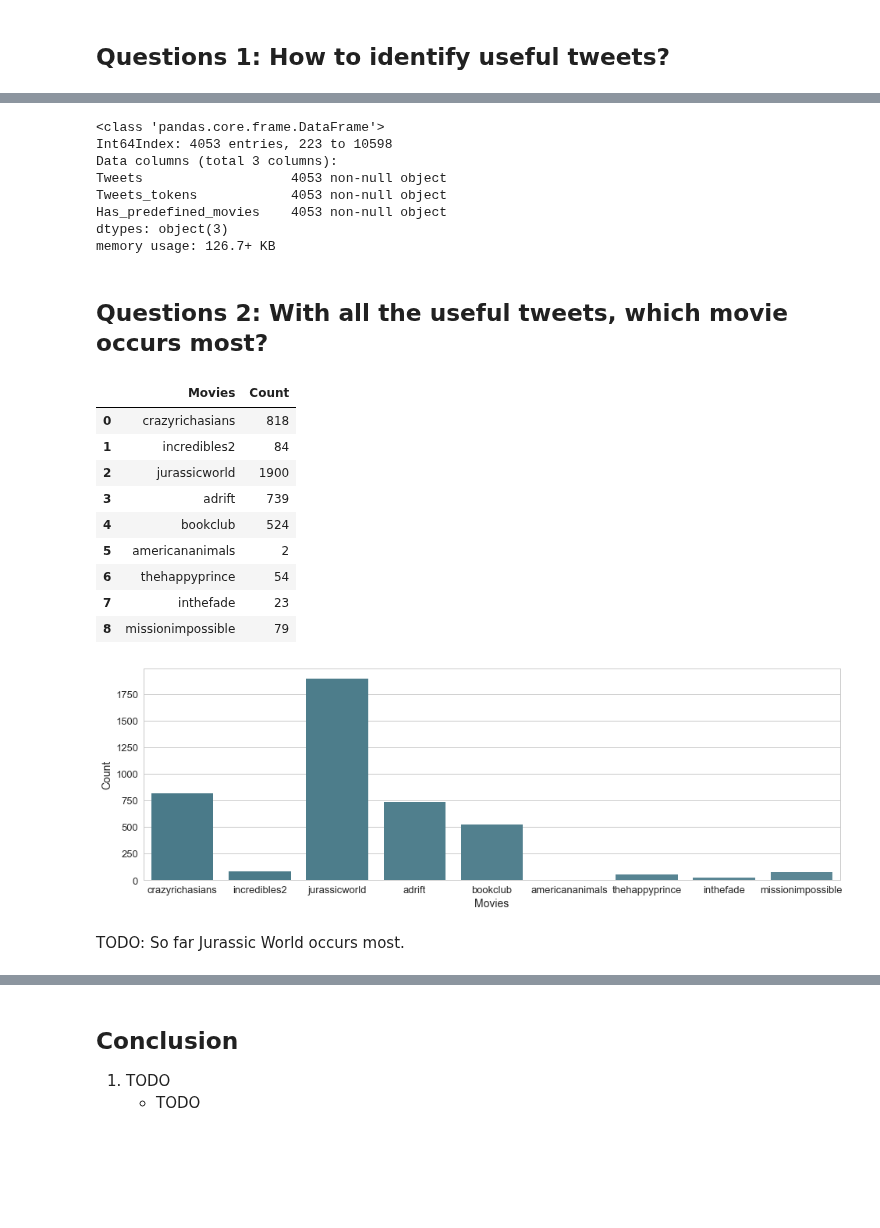
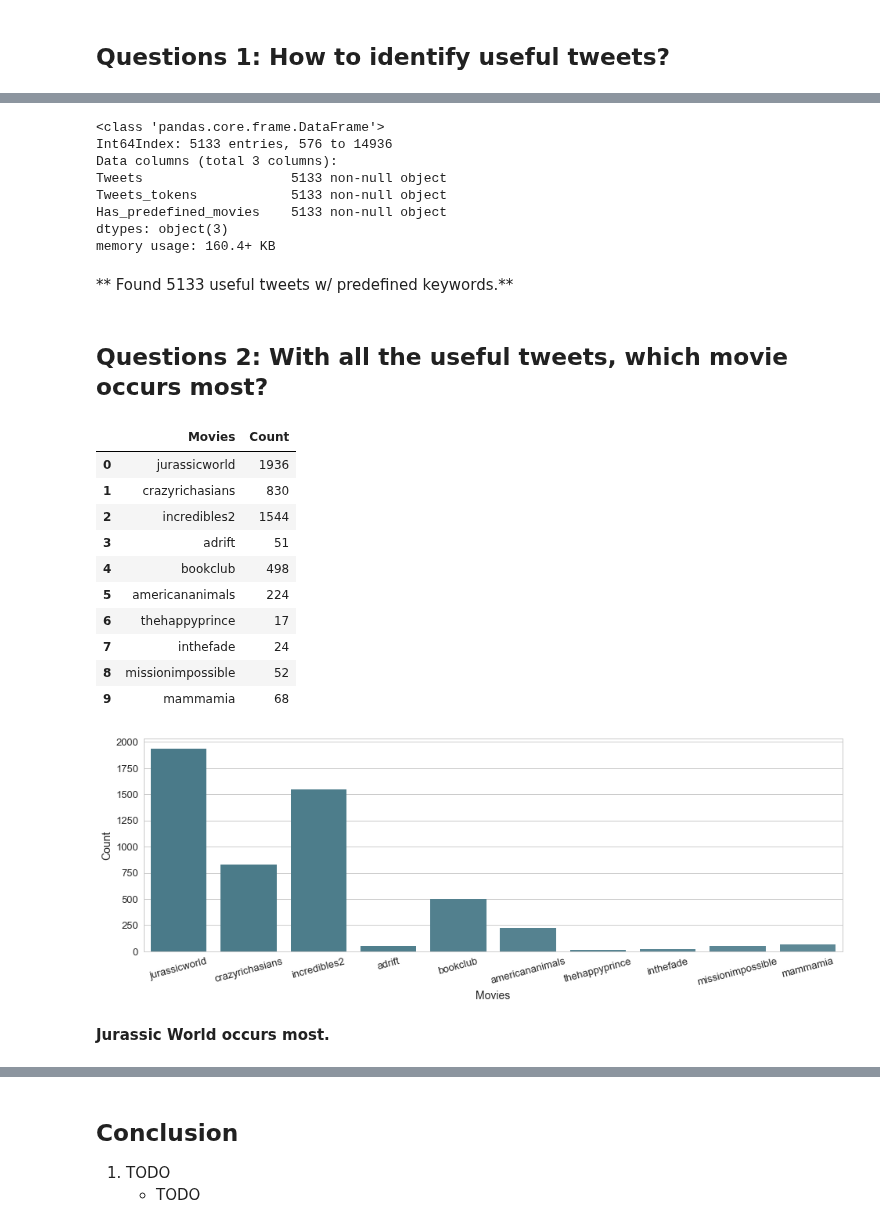
Before and after one commit to nicolechao/springboard-data-science, a Jupyter notebook: Capstone 2/Exploratory Data Analysis/exploratory_data_analysis.ipynb, the cells around one changed output, grey strips where cells are left out. Cells and saved outputs as stored; diff of their text form; code cells hidden in the pictures; blank space fills up the shorter version.

```diff
--- a/Capstone 2/Exploratory Data Analysis/exploratory_data_analysis.ipynb
+++ b/Capstone 2/Exploratory Data Analysis/exploratory_data_analysis.ipynb
@@ -97,13 +98,13 @@ predefined_movies = [
     'incredibles2', \
     'mammamia']
 # %%
-# Confirm the tweets do have token that belong to the predefine keywords
+# Confirm if the tweets contain these keywords
 def has_movie(tokens):
     found_tokens = []
     for token in tokens:
         if token.lower() in predefined_movies:
             found_tokens.append(token.lower())
-    return np.nan if found_tokens == [] else found_tokens
+    return np.nan if found_tokens == [] else list(set(found_tokens))
 
 df['Has_predefined_movies'] = df['Tweets_tokens'].apply(has_movie)
 # %%
@@ -154,13 +155,15 @@ df.head(200)
 df.info()
 # %% [output]
 <class 'pandas.core.frame.DataFrame'>
-Int64Index: 4053 entries, 223 to 10598
+Int64Index: 5133 entries, 576 to 14936
 Data columns (total 3 columns):
-Tweets                   4053 non-null object
-Tweets_tokens            4053 non-null object
-Has_predefined_movies    4053 non-null object
+Tweets                   5133 non-null object
+Tweets_tokens            5133 non-null object
+Has_predefined_movies    5133 non-null object
 dtypes: object(3)
-memory usage: 126.7+ KB
+memory usage: 160.4+ KB
+# %% [markdown]
+** Found 5133 useful tweets w/ predefined keywords.**
 # %% [markdown]
 ## Questions 2: With all the useful tweets, which movie occurs most?
 # %%
@@ -182,31 +185,33 @@ cnt_df = cnt_df[['Movies', 'Count']]
 cnt_df.head(20)
 # %% [output]
 |  | Movies | Count |
-| 0 | crazyrichasians | 818 |
-| 1 | incredibles2 | 84 |
-| 2 | jurassicworld | 1900 |
-| 3 | adrift | 739 |
-| 4 | bookclub | 524 |
-| 5 | americananimals | 2 |
-| 6 | thehappyprince | 54 |
-| 7 | inthefade | 23 |
-| 8 | missionimpossible | 79 |
+| 0 | jurassicworld | 1936 |
+| 1 | crazyrichasians | 830 |
+| 2 | incredibles2 | 1544 |
+| 3 | adrift | 51 |
+| 4 | bookclub | 498 |
+| 5 | americananimals | 224 |
+| 6 | thehappyprince | 17 |
+| 7 | inthefade | 24 |
+| 8 | missionimpossible | 52 |
+| 9 | mammamia | 68 |
 # %%
 def get_sub_plot(width = 16, height = 5, label_font_size = 14, tick_font_size = 13):
     fig, ax = plt.subplots()
     fig.set_size_inches(width, height)
     ax.tick_params(labelsize = tick_font_size)
     ax.set_xlabel(ax.get_xlabel(), fontsize = label_font_size)
     ax.set_ylabel(ax.get_ylabel(), fontsize = label_font_size)
     return ax
 
 def plot_bar_plot(x, y, df):
     ax = get_sub_plot()
-    sns.barplot(x = 'Movies', y = 'Count', data = cnt_df)
+    sns.barplot(x = 'Movies', y = 'Count', data = cnt_df, ax = ax)
+    plt.xticks(rotation = 15)
     plt.show()
 
 plot_bar_plot('Movies', 'Count', cnt_df)
 # %% [output]
-[figure, old version]
+[figure, new version]
 # %% [markdown]
-TODO: So far Jurassic World occurs most.
+**Jurassic World occurs most.**
```
Also changed, not shown: parts of 11 cells of this notebook.
